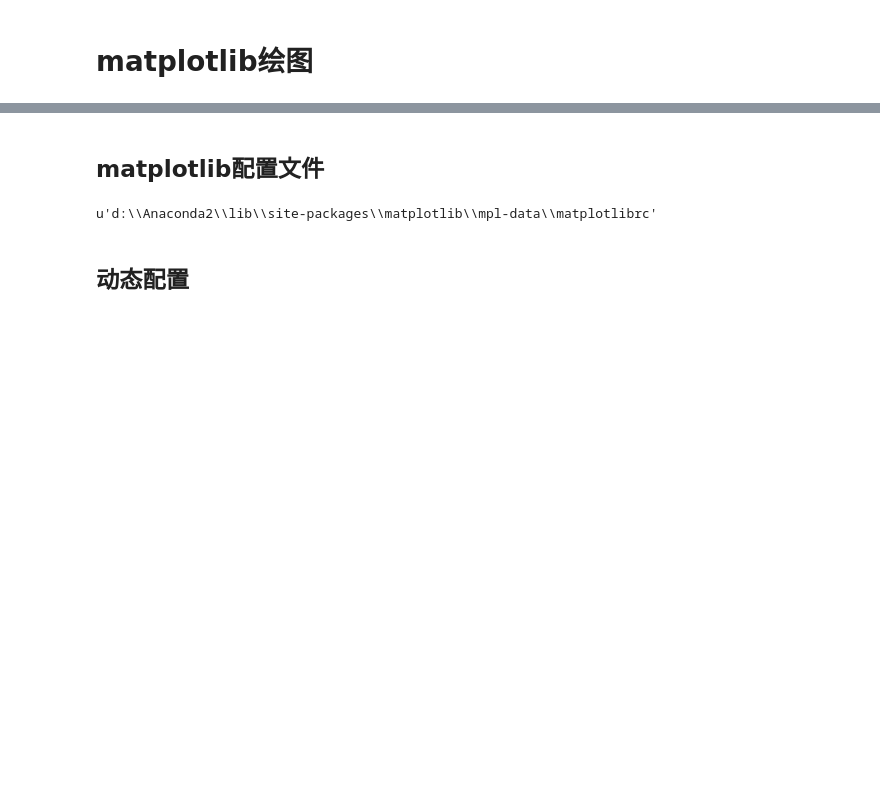
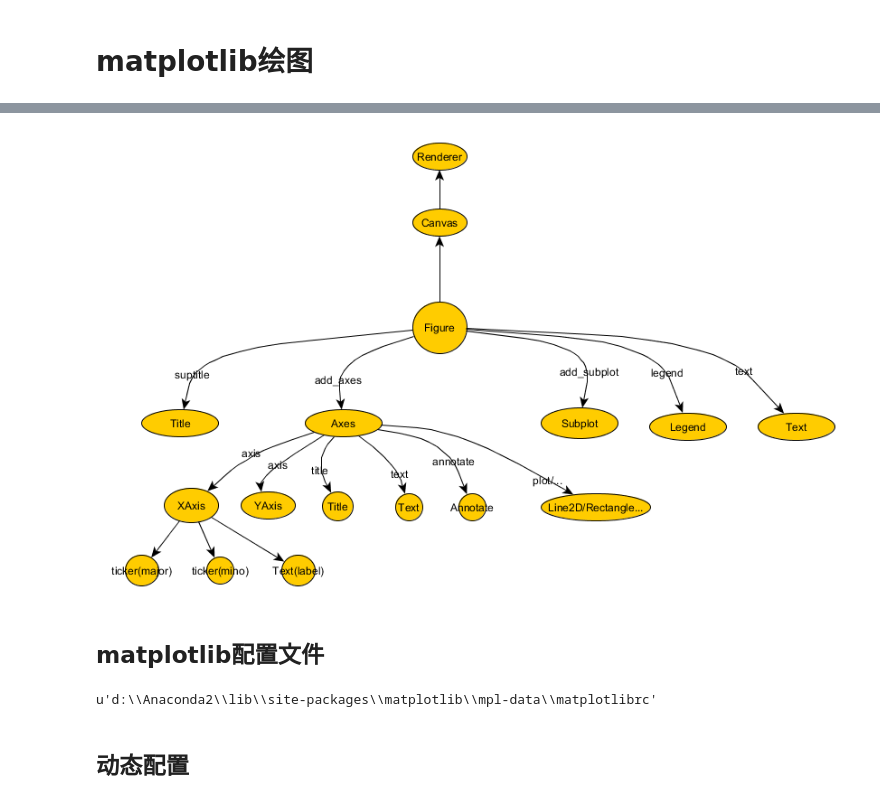
Before and after one commit to yejinlei/about-python, a Jupyter notebook: 图像与绘图/matplotlib绘图.ipynb, the cells around one changed output, grey strips where cells are left out. Saved outputs shown, nothing was run; the diff lists cells and outputs as text; code cells hidden in the pictures; blank space fills up the shorter version.

```diff
--- a/图像与绘图/matplotlib绘图.ipynb
+++ b/图像与绘图/matplotlib绘图.ipynb
@@ -25,6 +83,11 @@ matplotlib概念上分为：
     > backend_bases.FigureCanvas：图形的绘制领域
 
     > backend_bases.Renderer：知道如何在FigureCanvas上如何绘制
+# %%
+from IPython.display import Image
+Image(filename=u"..\images\matplotlib绘图元素拓扑结构.png")
+# %% [output]
+[figure, added]
 # %% [markdown]
 ## matplotlib配置文件
 # %%
```
Also changed, not shown: parts of 3 cells of this notebook, 2 other files.
